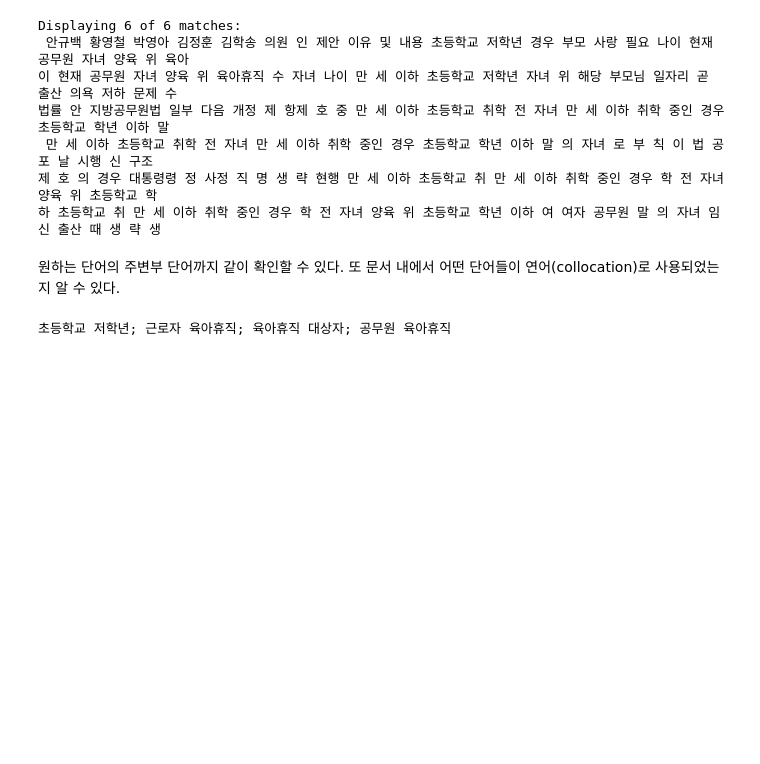
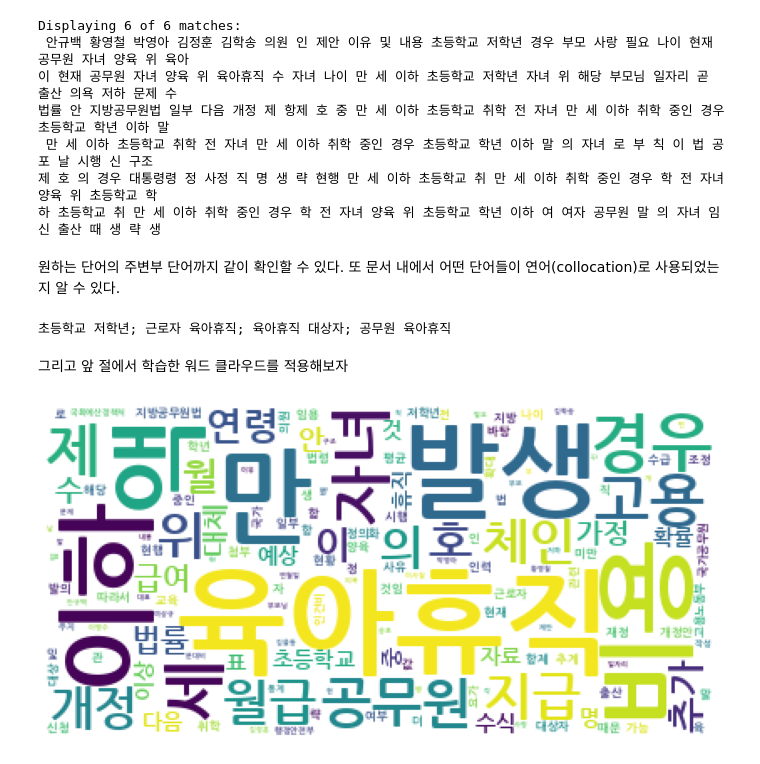
Before and after one commit to goldang01/DataScience_Study, a Jupyter notebook: Chapter_08.ipynb, the cells around one changed output. Cells and saved outputs as stored; diff of their text form; code cells hidden in the pictures; blank space fills up the shorter version.

```diff
--- a/Chapter_08.ipynb
+++ b/Chapter_08.ipynb
@@ -391,3 +391,19 @@ Displaying 6 of 6 matches:
 ko.collocations()
 # %% [output]
 초등학교 저학년; 근로자 육아휴직; 육아휴직 대상자; 공무원 육아휴직
+# %% [markdown]
+그리고 앞 절에서 학습한 워드 클라우드를 적용해보자
+# %%
+data = ko.vocab().most_common(150)
+
+wordcloud = WordCloud(font_path= '/usr/share/fonts/NanumFont/NanumGothicBold.ttf',
+                      relative_scaling = 0.2,
+                      background_color='white',
+                      ).generate_from_frequencies(dict(data))
+
+plt.figure(figsize=(12,8))
+plt.imshow(wordcloud)
+plt.axis("off")
+plt.show()
+# %% [output]
+[figure, added]
```
Also changed, not shown: parts of 111 cells of this notebook.
